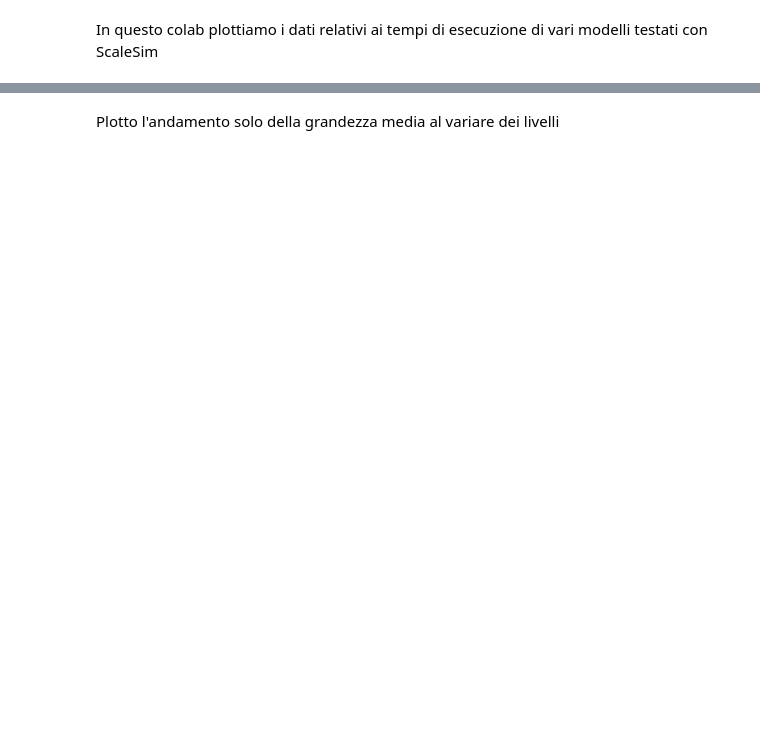
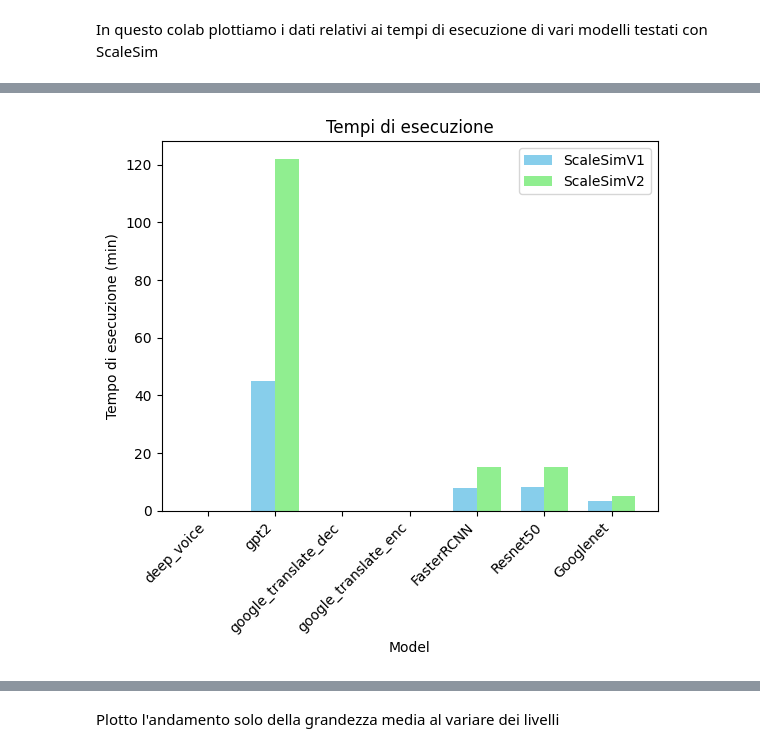
Before and after one commit to Simpronic/ScalesimExecutionAnalysis, a Jupyter notebook: result_analysis.ipynb, the cells around one changed output, grey strips where cells are left out. Drawn from its saved outputs; the diff is of its cells as text; code cells hidden in the pictures; blank space fills up the shorter version.

```diff
--- a/result_analysis.ipynb
+++ b/result_analysis.ipynb
@@ -44,3 +44,28 @@ plt.show()
+# %%
+exec_time_log_1 /= 60
+exec_time_log_2 /= 60
+
+n = len(df2['nome'])
+ind = np.arange(n)
+width = 0.35
+fig, ax = plt.subplots()
+
+bar1 = ax.bar(ind - width/2, exec_time_log_1, width, label='ScaleSimV1', color='skyblue')
+
+# Barre del secondo dataset
+bar2 = ax.bar(ind + width/2, exec_time_log_2, width, label='ScaleSimV2', color='lightgreen')
+
+ax.set_xticks(ind)
+ax.set_xticklabels(df2['nome'], rotation=45, ha='right')
+plt.title("Tempi di esecuzione")
+plt.xlabel("Model")
+plt.ylabel("Tempo di esecuzione (min)")
+
+plt.legend()
+
+plt.show()
+# %% [output]
+[figure, added]
 # %%
 plt.plot(df1['numero di livelli'][:-1], df1['tempo di esecuzione'][:-1], marker='o', linestyle='-', color='blue')
 plt.plot(df2['numero di livelli'][:-1], df2['tempo di esecuzione'][:-1], marker='o', linestyle='-', color='red')
```
Also changed, not shown: parts of 13 cells of this notebook.
